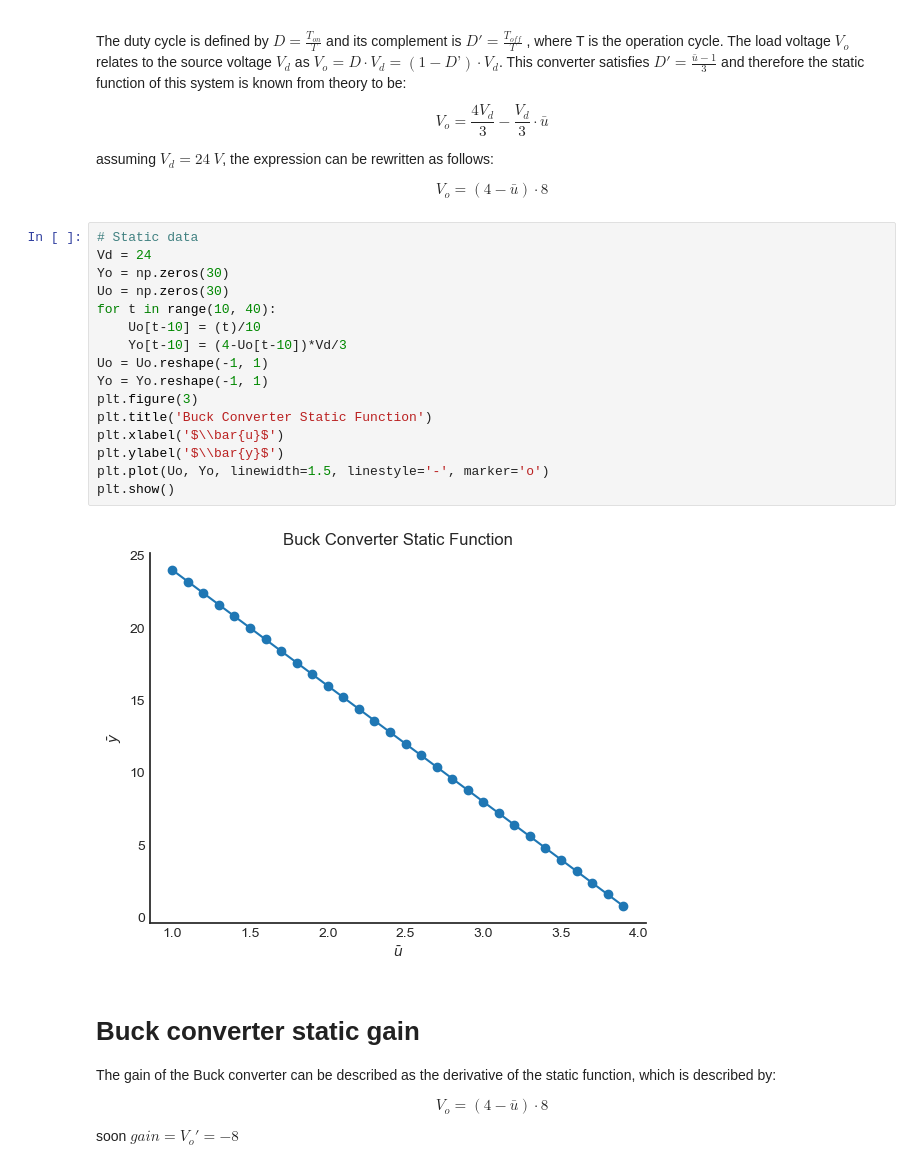
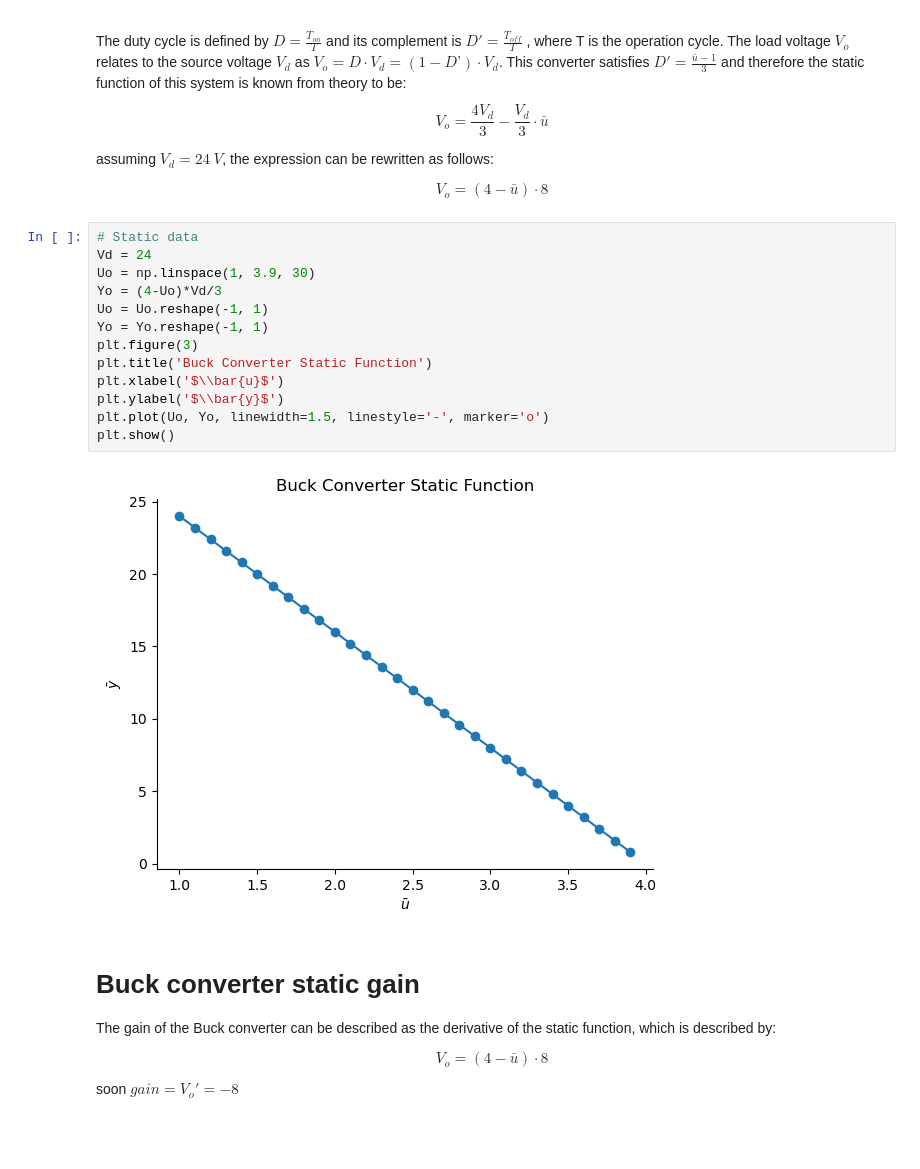
Before and after one commit to GabrielBuenoLeandro/Multiobjetive, a Jupyter notebook: conversor_buck.ipynb, the cells around one changed output. Drawn from its saved outputs; the diff is of its cells as text; blank space fills up the shorter version.

```diff
--- a/conversor_buck.ipynb
+++ b/conversor_buck.ipynb
@@ -76,21 +76,18 @@ $$
 # %%
 # Static data
 Vd = 24
-Yo = np.zeros(30)
-Uo = np.zeros(30)
-for t in range(10, 40):
-    Uo[t-10] = (t)/10
-    Yo[t-10] = (4-Uo[t-10])*Vd/3
+Uo = np.linspace(1, 3.9, 30)
+Yo = (4-Uo)*Vd/3
 Uo = Uo.reshape(-1, 1)
 Yo = Yo.reshape(-1, 1)
 plt.figure(3)
 plt.title('Buck Converter Static Function')
 plt.xlabel('$\\bar{u}$')
 plt.ylabel('$\\bar{y}$')
 plt.plot(Uo, Yo, linewidth=1.5, linestyle='-', marker='o')
 plt.show()
 # %% [output]
-[figure, old version]
+[figure, new version]
 # %% [markdown]
 # Buck converter static gain
 
```
Also changed, not shown: parts of 27 cells of this notebook, 1 other file.
